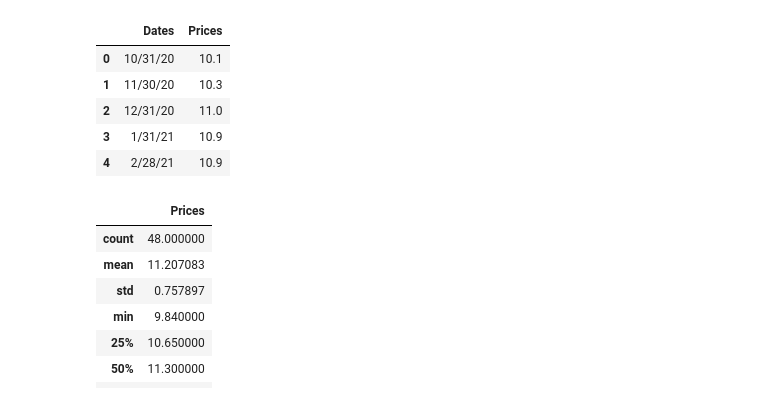
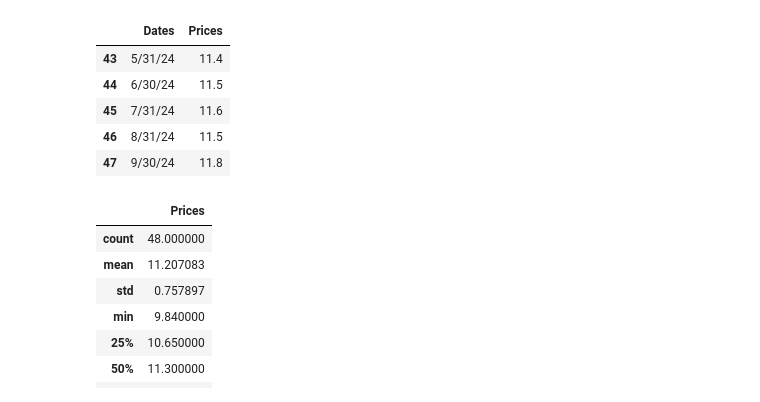
Before and after one commit to talhajamal11/JPM-Forage-Natural-Gas-Contract-Prices, a Jupyter notebook: src/task_1.ipynb, the cells around one changed output. Saved outputs shown, nothing was run; the diff lists cells and outputs as text; code cells hidden in the pictures.

```diff
--- a/src/task_1.ipynb
+++ b/src/task_1.ipynb
@@ -6,13 +10,14 @@ import matplotlib.pyplot as plt
 nat_gas = pd.read_csv("/Users/talhajamal/Desktop/Code/Python_Projects/JP Morgan - Quant (Forage)/data/Nat_Gas.csv")
 # %%
 nat_gas.head()
+nat_gas.tail()
 # %% [output]
 |  | Dates | Prices |
-| 0 | 10/31/20 | 10.1 |
-| 1 | 11/30/20 | 10.3 |
-| 2 | 12/31/20 | 11.0 |
-| 3 | 1/31/21 | 10.9 |
-| 4 | 2/28/21 | 10.9 |
+| 43 | 5/31/24 | 11.4 |
+| 44 | 6/30/24 | 11.5 |
+| 45 | 7/31/24 | 11.6 |
+| 46 | 8/31/24 | 11.5 |
+| 47 | 9/30/24 | 11.8 |
 # %%
 nat_gas.describe()
 # %% [output]
```
Also changed, not shown: parts of 8 cells of this notebook.
